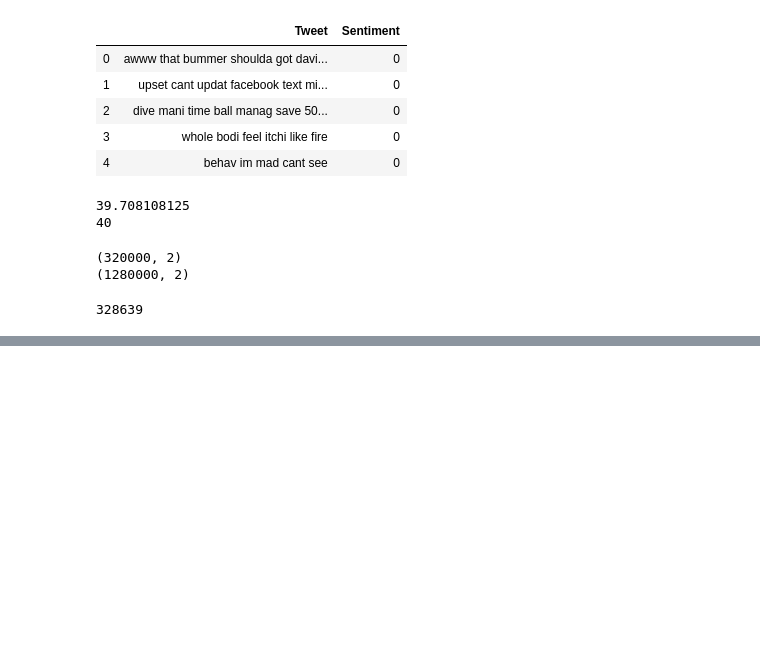
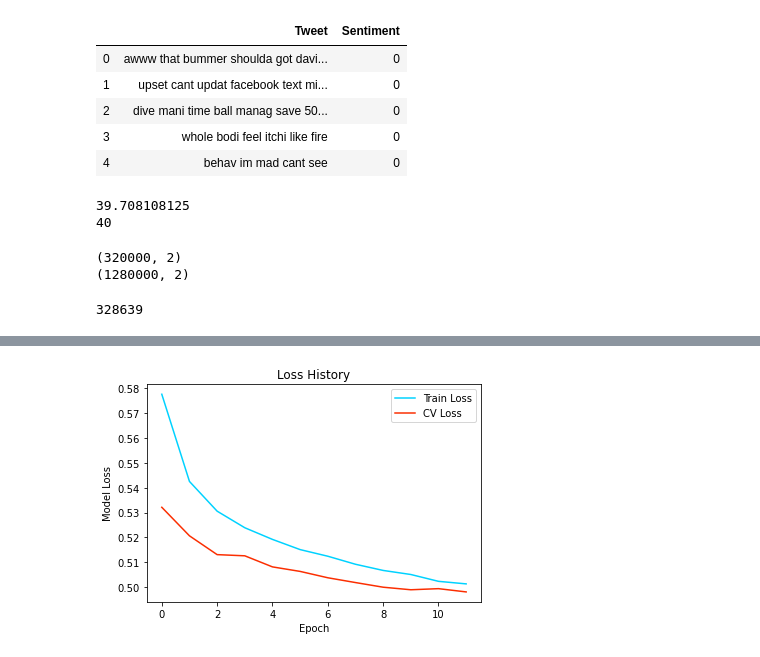
Before and after one commit to jwCheng28/Sentiment-Analysis, a Jupyter notebook: testing.ipynb, the cells around one changed output, grey strips where cells are left out. Saved outputs shown, nothing was run; the diff lists cells and outputs as text; code cells hidden in the pictures; blank space fills up the shorter version.

```diff
--- a/testing.ipynb
+++ b/testing.ipynb
@@ -160,0 +197,11 @@ model.compile(optimizer=Adam(), loss='binary_crossentropy', metrics=['accuracy']
+# %%
+plt.plot(history['loss'], c='#00d2ff', label='Train Loss')
+plt.plot(history['val_loss'], c='#fb2e01', label='CV Loss')
+plt.title('Loss History')
+plt.xlabel('Epoch')
+plt.ylabel('Model Loss')
+plt.legend()
+plt.savefig('pics/loss_history.png')
+#plt.show()
+# %% [output]
+[figure, added]
```
Also changed, not shown: parts of 7 cells of this notebook.
